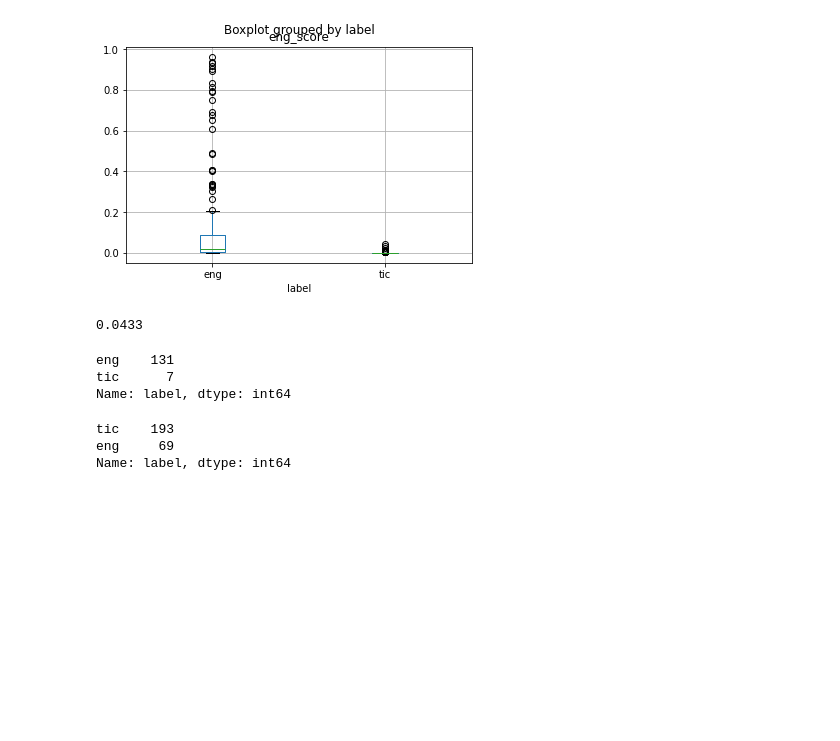
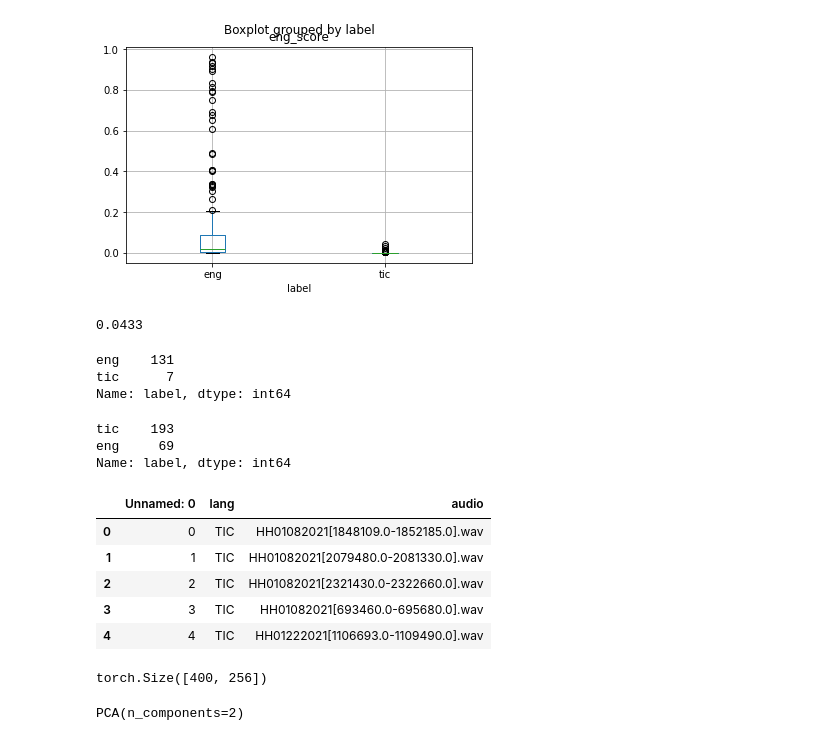
Before and after one commit to markjosims/malachor5, a Jupyter notebook: notebooks/visualize_sli.ipynb, the cells around one changed output. Drawn from its saved outputs; the diff is of its cells as text; code cells hidden in the pictures; blank space fills up the shorter version.

```diff
--- a/notebooks/visualize_sli.ipynb
+++ b/notebooks/visualize_sli.ipynb
@@ -42,0 +48,21 @@ Name: label, dtype: int64
+# %%
+df = pd.read_csv('../data/lid-vox-lingua107-ecapa-embeds-3cat.csv')
+df.head()
+# %% [output]
+|  | Unnamed: 0 | lang | audio |
+| 0 | 0 | TIC | HH01082021[1848109.0-1852185.0].wav |
+| 1 | 1 | TIC | HH01082021[2079480.0-2081330.0].wav |
+| 2 | 2 | TIC | HH01082021[2321430.0-2322660.0].wav |
+| 3 | 3 | TIC | HH01082021[693460.0-695680.0].wav |
+| 4 | 4 | TIC | HH01222021[1106693.0-1109490.0].wav |
+# %%
+embeds = torch.load('../data/lid-vox-lingua107-ecapa-embeds.pt', map_location=torch.device('cpu'))
+embeds = embeds.squeeze()
+embeds.shape
+# %% [output]
+torch.Size([400, 256])
+# %%
+pca = PCA(n_components=2)
+pca
+# %% [output]
+PCA(n_components=2)
```
Also changed, not shown: parts of 3 cells of this notebook.
